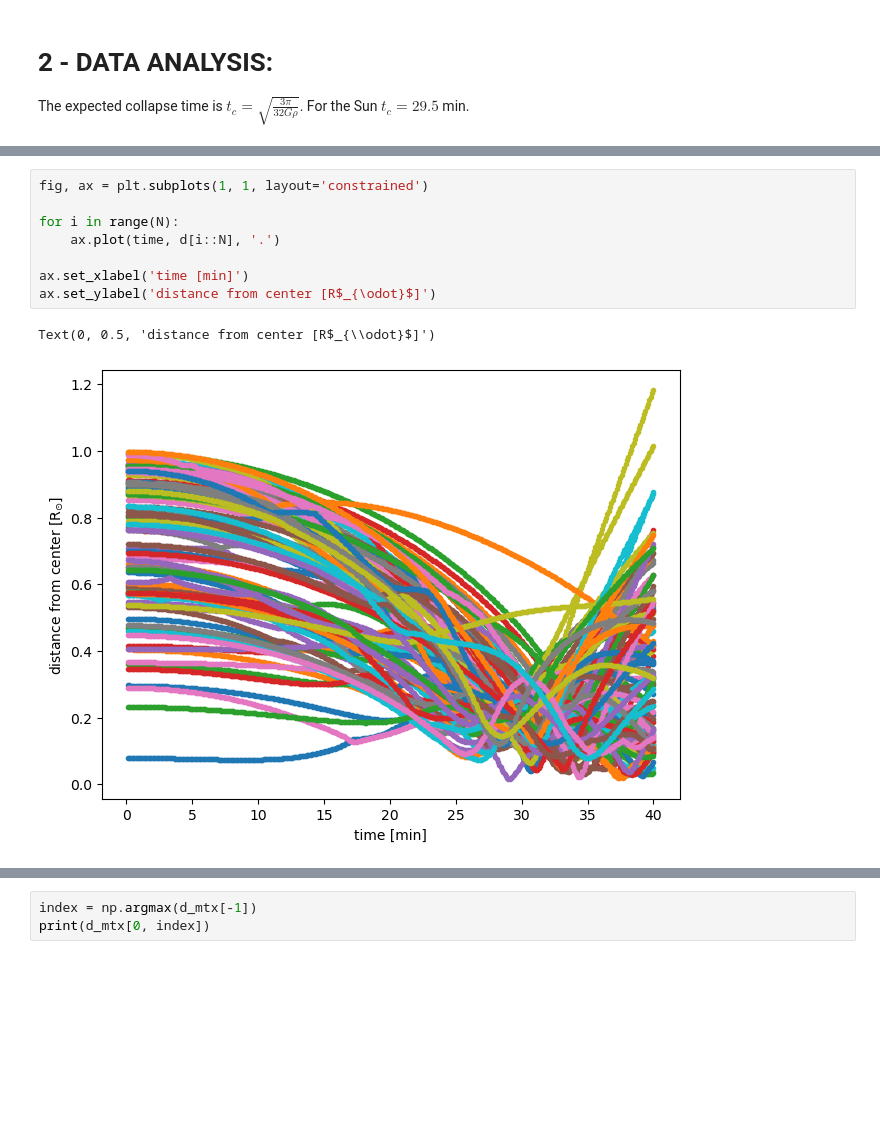
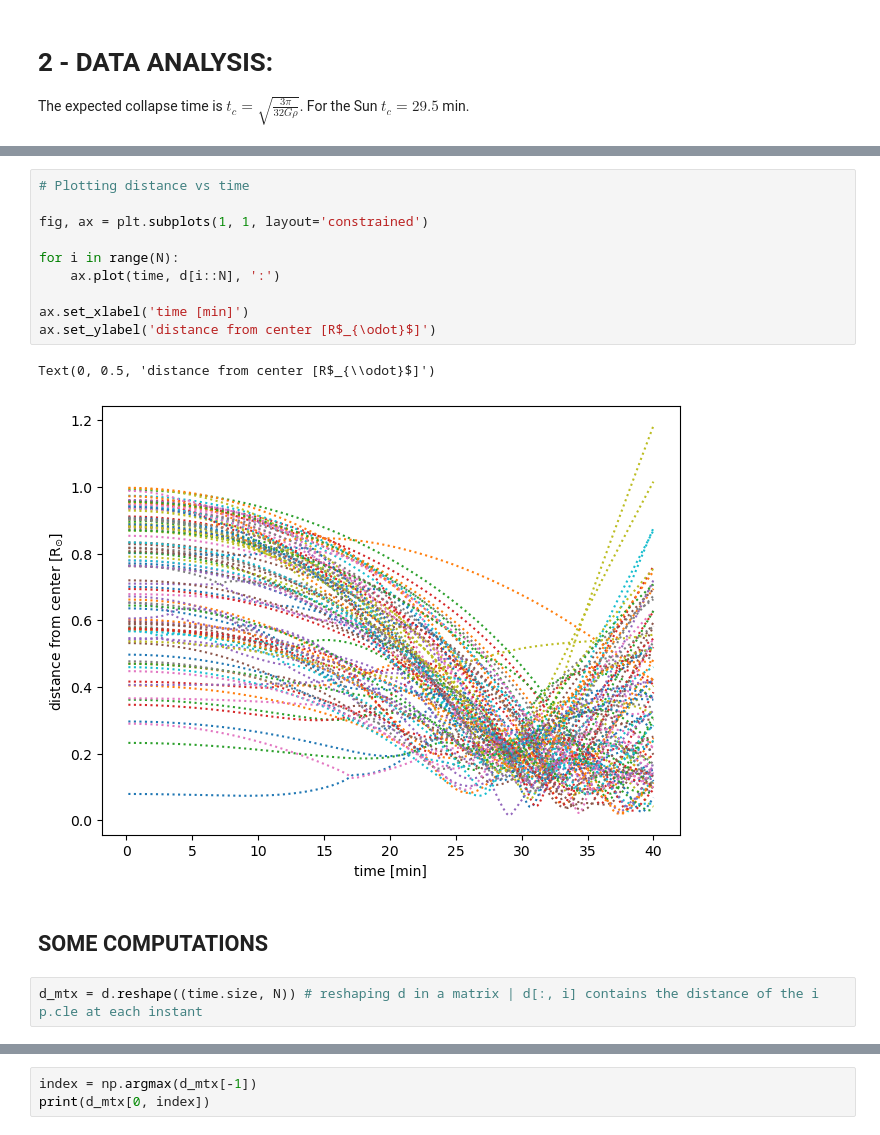
Before and after one commit to RoccoGiugni/DoSS-24-25, a Jupyter notebook: PS02/PS02.ipynb, the cells around one changed output, grey strips where cells are left out. Cells and saved outputs as stored; diff of their text form; blank space fills up the shorter version.

```diff
--- a/PS02/PS02.ipynb
+++ b/PS02/PS02.ipynb
@@ -112,14 +113,20 @@ d.shape
 # %% [output]
 (40000,)
 # %%
+# Plotting distance vs time
+
 fig, ax = plt.subplots(1, 1, layout='constrained')
 
 for i in range(N):
-    ax.plot(time, d[i::N], '.')
+    ax.plot(time, d[i::N], ':')
 
 ax.set_xlabel('time [min]')
 ax.set_ylabel('distance from center [R$_{\odot}$]')
 # %% [output]
 Text(0, 0.5, 'distance from center [R$_{\\odot}$]')
-[figure, old version]
+[figure, new version]
+# %% [markdown]
+## SOME COMPUTATIONS
+# %%
+d_mtx = d.reshape((time.size, N)) # reshaping d in a matrix | d[:, i] contains the distance of the i p.cle at each instant
 # %%
```
Also changed, not shown: parts of 6 cells of this notebook.
